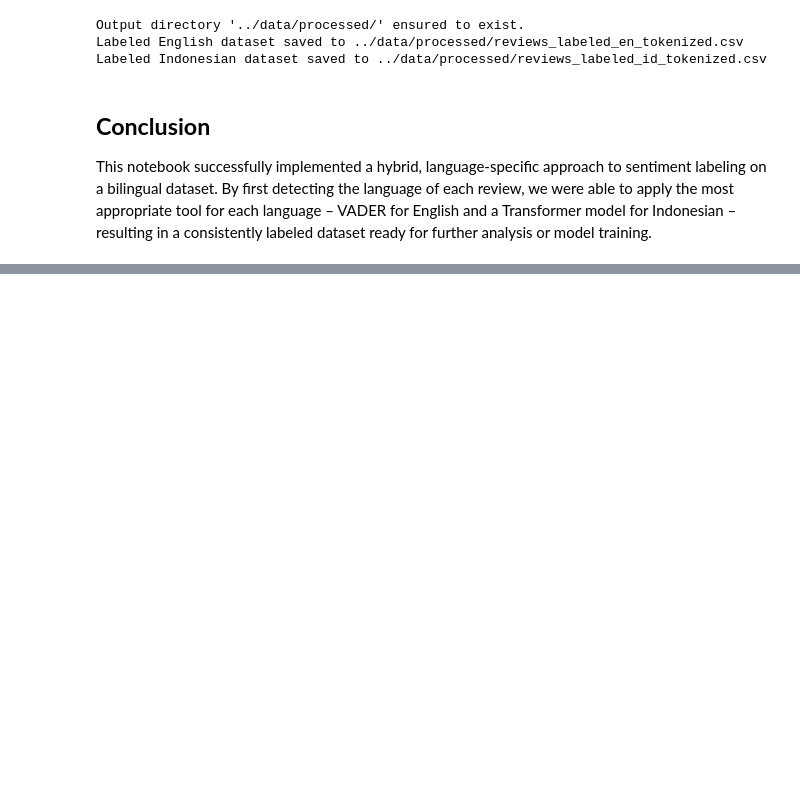
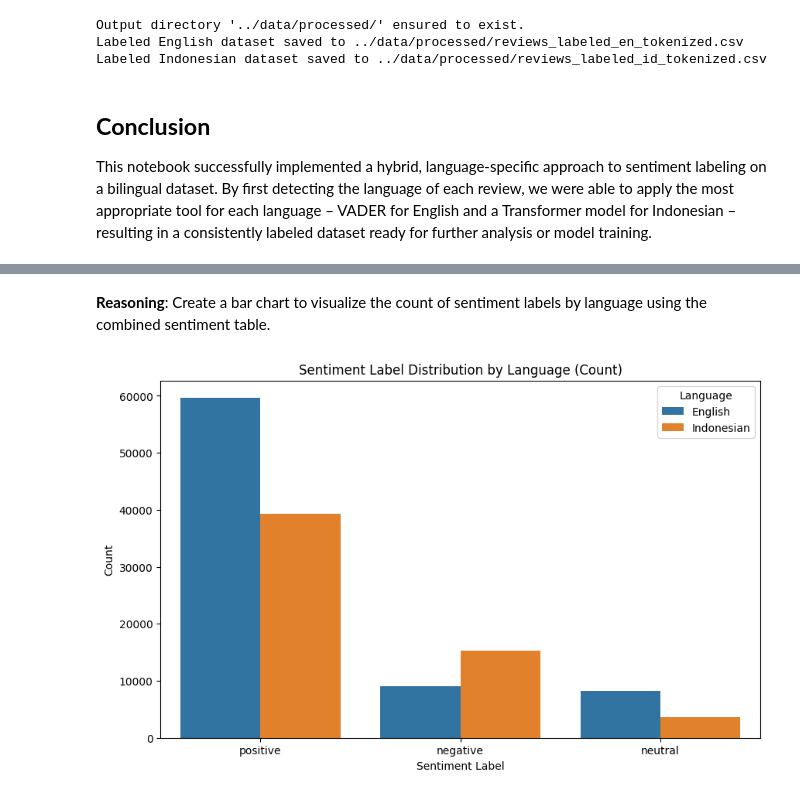
Before and after one commit to notnsas/data-science-capstone-project-college, a Jupyter notebook: notebooks/04_programmatic_labeling_bilingual.ipynb, the cells around one changed output, grey strips where cells are left out. Cells and saved outputs as stored; diff of their text form; code cells hidden in the pictures; blank space fills up the shorter version.

Commit message:
Create a table showing the count and percentage of sentiment labels for both the English and Indonesian review datasets, and generate a bar chart and a pie chart to visualize this distribution

```diff
--- a/notebooks/04_programmatic_labeling_bilingual.ipynb
+++ b/notebooks/04_programmatic_labeling_bilingual.ipynb
@@ -698,0 +730,22 @@ This notebook successfully implemented a hybrid, language-specific approach to s
+# %%
+# Create DataFrame for English sentiment distribution
+df_en_sentiment = pd.DataFrame({
+    'Sentiment Label': en_sentiment_counts.index,
+    'Count': en_sentiment_counts.values,
+    'Percentage': en_sentiment_percentages.values
+})
+df_en_sentiment['Language'] = 'English'
+
+# Create DataFrame for Indonesian sentiment distribution
+df_id_sentiment = pd.DataFrame({
+    'Sentiment Label': id_sentiment_counts.index,
+    'Count': id_sentiment_counts.values,
+    'Percentage': id_sentiment_percentages.values
+})
+df_id_sentiment['Language'] = 'Indonesian'
+
+# Combine the two DataFrames
+combined_sentiment_table = pd.concat([df_en_sentiment, df_id_sentiment], ignore_index=True)
+
+# Display the combined table
+display(combined_sentiment_table)
@@ -698,0 +765,15 @@ This notebook successfully implemented a hybrid, language-specific approach to s
+# %% [markdown]
+**Reasoning**:
+Create a bar chart to visualize the count of sentiment labels by language using the combined sentiment table.
+# %%
+import matplotlib.pyplot as plt
+import seaborn as sns
+
+plt.figure(figsize=(10, 6))
+sns.barplot(x='Sentiment Label', y='Count', hue='Language', data=combined_sentiment_table)
+plt.title('Sentiment Label Distribution by Language (Count)')
+plt.xlabel('Sentiment Label')
+plt.ylabel('Count')
+plt.show()
+# %% [output]
+[figure, added]
```
Also changed, not shown: parts of 16 cells of this notebook.
